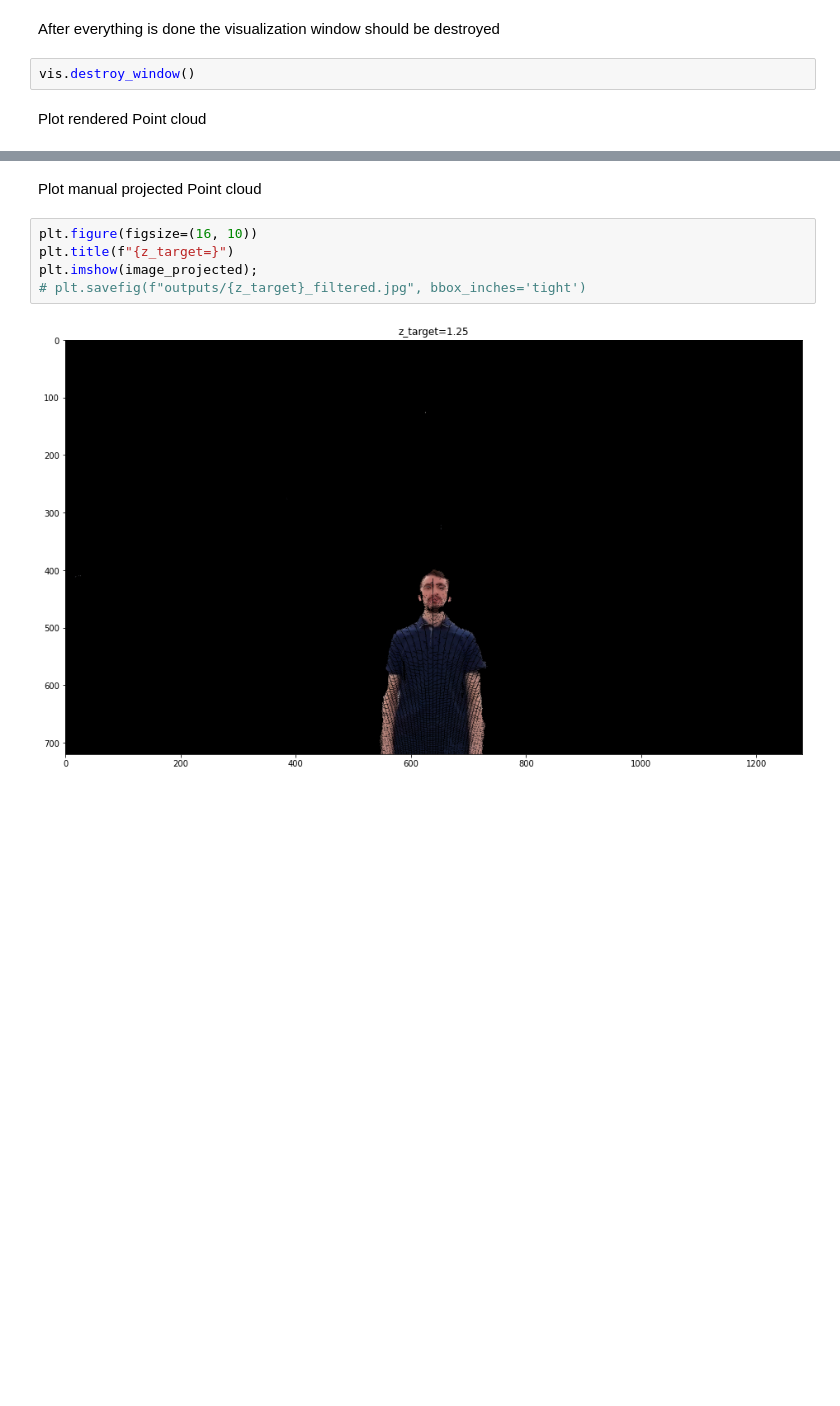
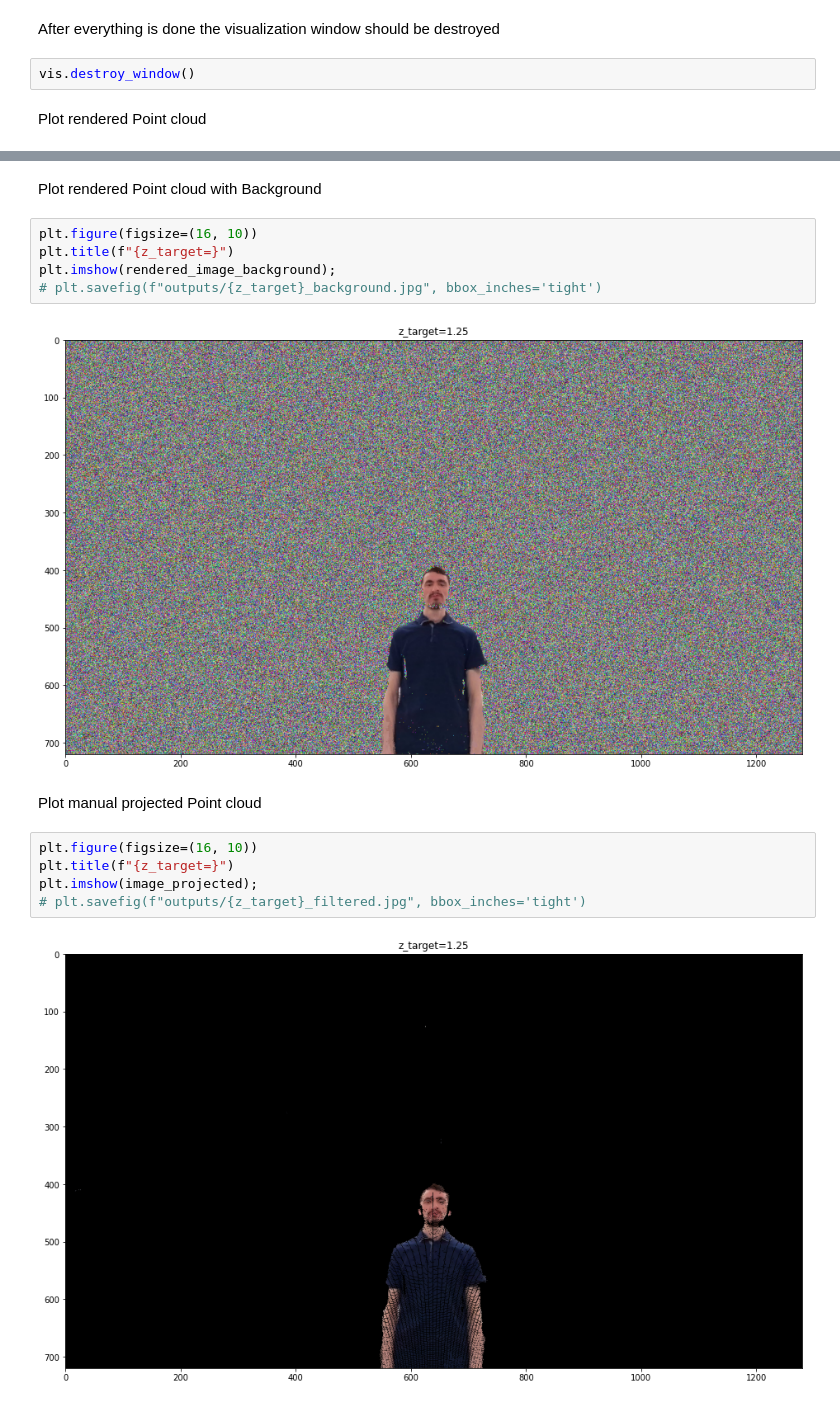
Before and after one commit to GiveMeTheReason/gesture-navigation, a Jupyter notebook: augmentation/augs.ipynb, the cells around one changed output, grey strips where cells are left out. Saved outputs shown, nothing was run; the diff lists cells and outputs as text; blank space fills up the shorter version.

```diff
--- a/augmentation/augs.ipynb
+++ b/augmentation/augs.ipynb
@@ -502,3 +516,12 @@ plt.imshow(np.asarray(rendered_image));
+# %% [markdown]
+Plot rendered Point cloud with Background
+# %%
+plt.figure(figsize=(16, 10))
+plt.title(f"{z_target=}")
+plt.imshow(rendered_image_background);
+# plt.savefig(f"outputs/{z_target}_background.jpg", bbox_inches='tight')
+# %% [output]
+[figure, added]
 # %% [markdown]
 Plot manual projected Point cloud
 # %%
```
Also changed, not shown: parts of 7 cells of this notebook, 1 other file.
